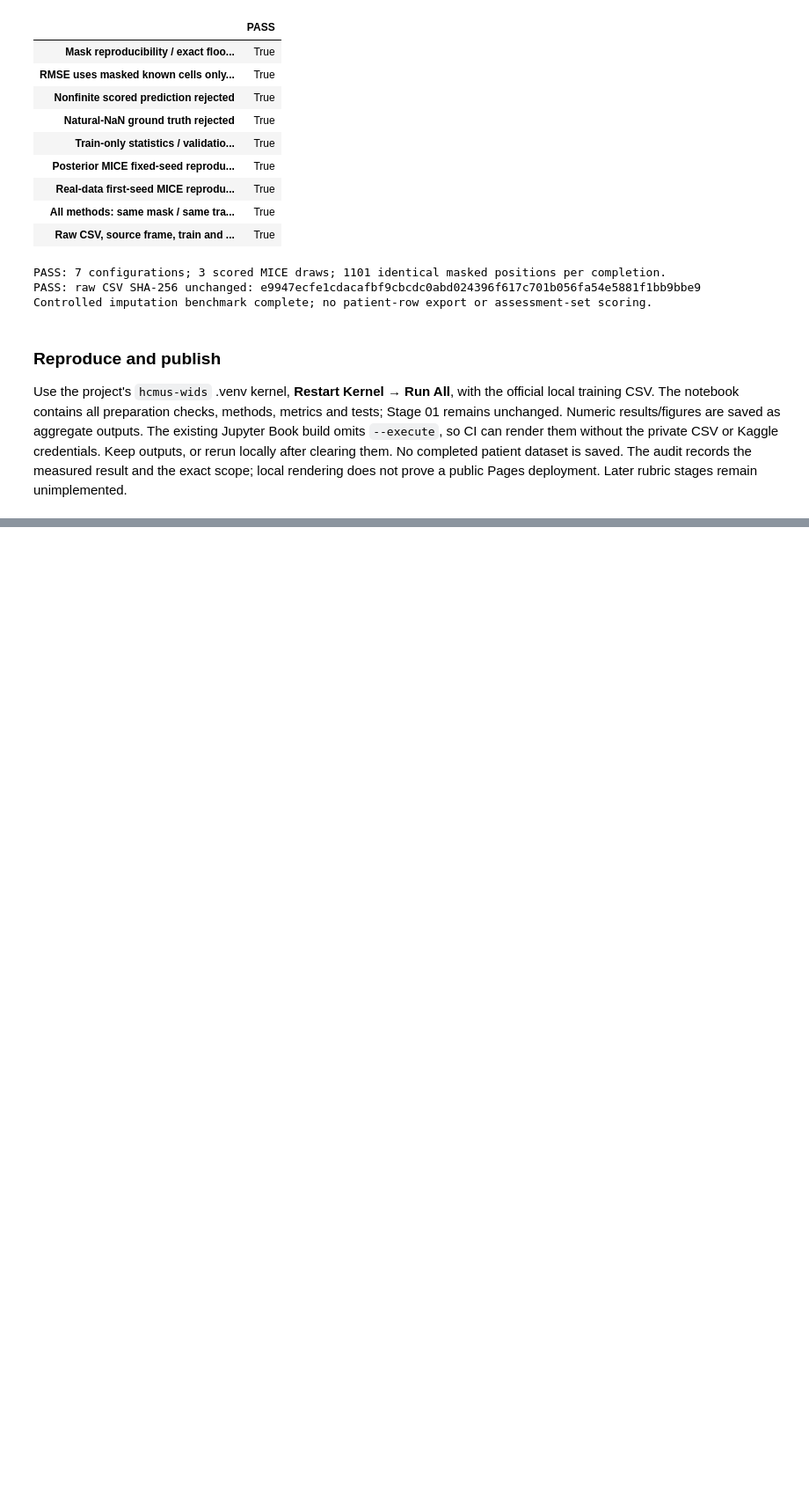
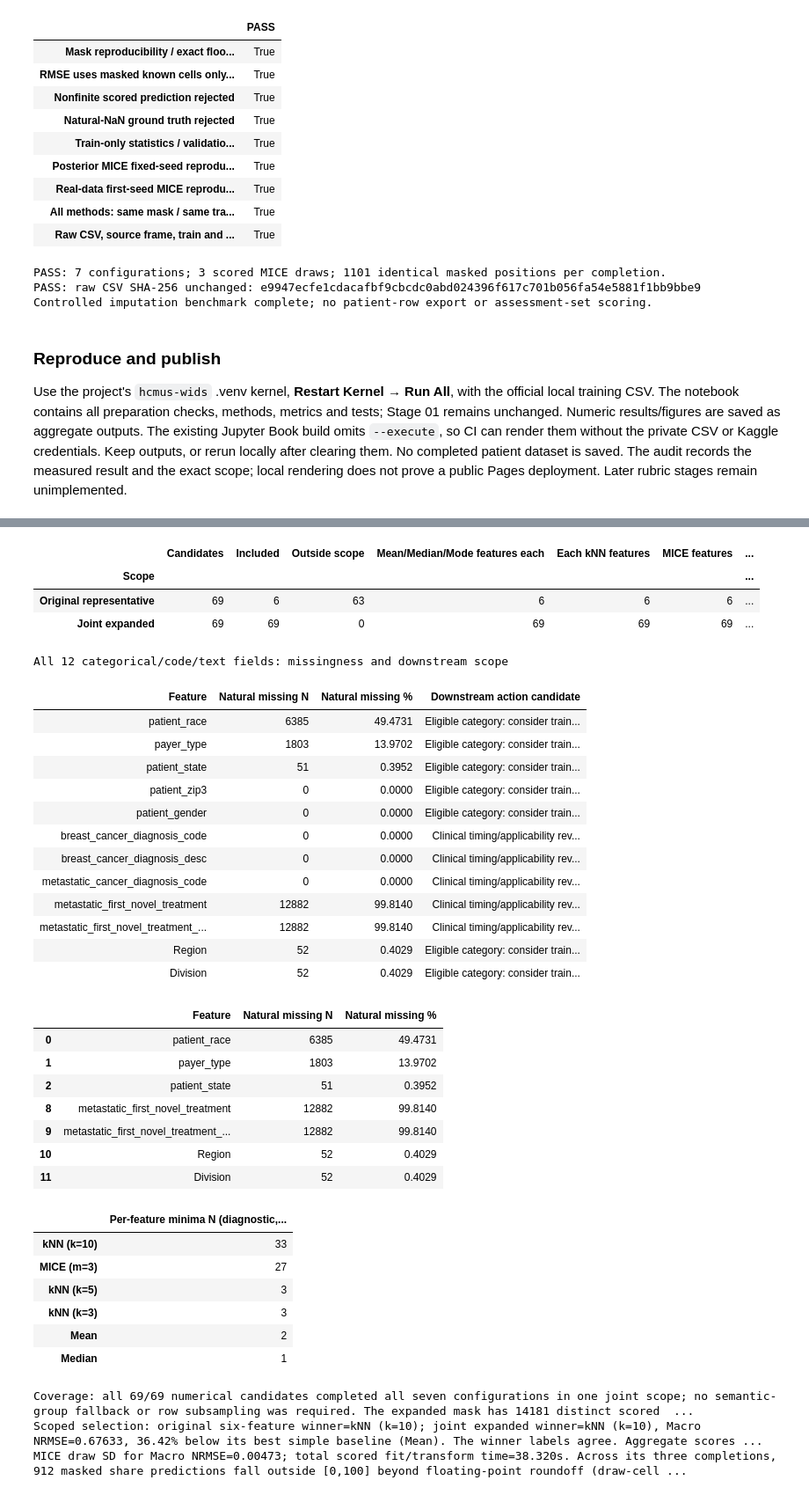
Before and after one commit to hungstupid/data-mining-preprocessing, a Jupyter notebook: book/tabular/02_preprocessing.ipynb, the cells around one changed output, grey strips where cells are left out. Shown at 88% size. Drawn from its saved outputs; the diff is of its cells as text; code cells hidden in the pictures; blank space fills up the shorter version.

```diff
--- a/book/tabular/02_preprocessing.ipynb
+++ b/book/tabular/02_preprocessing.ipynb
@@ -810,0 +1351,76 @@ prove a public Pages deployment. Later rubric stages remain unimplemented.
+# %%
+coverage_summary = pd.DataFrame([
+    {"Scope": "Original representative", "Candidates": 69, "Included": len(FEATURES), "Outside scope": 69-len(FEATURES),
+     "Mean/Median/Mode features each": len(FEATURES), "Each kNN features": len(FEATURES), "MICE features": len(FEATURES),
+     "Included but not evaluated by all seven": 0},
+    {"Scope": "Joint expanded", "Candidates": 69, "Included": len(EXPANDED_FEATURES), "Outside scope": 69-len(EXPANDED_FEATURES),
+     "Mean/Median/Mode features each": len(EXPANDED_FEATURES), "Each kNN features": len(EXPANDED_FEATURES), "MICE features": len(EXPANDED_FEATURES),
+     "Included but not evaluated by all seven": 0}]).set_index("Scope")
+display(HTML('<div style="overflow:auto;max-height:32rem">'+coverage_summary.to_html()+'</div>'))
+categorical_inventory = pd.DataFrame({"Feature": excluded_categories,
+    "Natural missing N": df[excluded_categories].isna().sum().to_numpy(),
+    "Natural missing %": df[excluded_categories].isna().mean().mul(100).to_numpy()})
+categorical_inventory["Downstream action candidate"] = [
+    "Clinical timing/applicability review; do not infer no treatment" if c in clinical_fields else
+    "Eligible category: consider train-fitted mode or explicit unknown; preserve codes" for c in excluded_categories]
+display(HTML('<details><summary>All 12 categorical/code/text fields: missingness and downstream scope</summary>'
+             +categorical_inventory.to_html(index=False,float_format="{:.4f}".format)+'</details>'))
+display(categorical_inventory.loc[categorical_inventory["Natural missing N"].gt(0), ["Feature","Natural missing N","Natural missing %"]].round(4))
+expanded_feature_winners = expanded_per_feature.idxmin(axis=1)
+display(expanded_feature_winners.value_counts().rename("Per-feature minima N (diagnostic, not a fitted hybrid)").to_frame())
+expanded_simple_best = expanded_comparison.loc[METHOD_ORDER[:3],"Normalized RMSE"].idxmin()
+expanded_gain = (1-expanded_comparison.loc[expanded_winner,"Normalized RMSE"]/expanded_comparison.loc[expanded_simple_best,"Normalized RMSE"])*100
+expanded_bounded_mice_n = int(expanded_support.loc[expanded_support.Method.eq("MICE (m=3)"),"Beyond roundoff N"].sum())
+display(HTML(
+    f"<p><strong>Coverage:</strong> all {len(EXPANDED_FEATURES)}/69 numerical candidates completed all seven configurations "
+    "in one joint scope; no semantic-group fallback or row subsampling was required. "
+    f"The expanded mask has {int(expanded_mask.to_numpy().sum())} distinct scored cells per completion.</p>"
+    f"<p><strong>Scoped selection:</strong> original six-feature winner={winner}; joint expanded winner={expanded_winner}, "
+    f"Macro NRMSE={expanded_comparison.loc[expanded_winner,'Normalized RMSE']:.5f}, "
+    f"{expanded_gain:.2f}% below its best simple baseline ({expanded_simple_best}). "
+    + ("The winner labels agree." if winner==expanded_winner else "The winner labels differ.")
+    + " Aggregate scores belong to different feature matrices/masks and are not a controlled effect of adding predictors. "
+    f"Within the expanded scope raw RMSE favors {expanded_raw_winner}; the declared normalized criterion is retained.</p>"
+    f"<p>MICE draw SD for Macro NRMSE={expanded_comparison.loc['MICE (m=3)','Normalized draw SD']:.5f}; "
+    f"total scored fit/transform time={expanded_comparison.loc['MICE (m=3)','Runtime (s)']:.3f}s. "
+    f"Across its three completions, {expanded_bounded_mice_n} masked share predictions fall outside [0,100] beyond floating-point roundoff "
+    "(draw-cell count, not unique patients/cells). This explicitly limits domain adoption; no values were clipped. "
+    "Marginal reconstruction scores do not establish preservation of cross-feature sum constraints.</p>"
+))
+# %% [output]
+|  | Candidates | Included | Outside scope | Mean/Median/Mode features each | Each kNN features | MICE features | ... |
+| Scope |  |  |  |  |  |  | ... |
+| Original representative | 69 | 6 | 63 | 6 | 6 | 6 | ... |
+| Joint expanded | 69 | 69 | 0 | 69 | 69 | 69 | ... |
+All 12 categorical/code/text fields: missingness and downstream scope
+| Feature | Natural missing N | Natural missing % | Downstream action candidate |
+| patient_race | 6385 | 49.4731 | Eligible category: consider train... |
+| payer_type | 1803 | 13.9702 | Eligible category: consider train... |
+| patient_state | 51 | 0.3952 | Eligible category: consider train... |
+| patient_zip3 | 0 | 0.0000 | Eligible category: consider train... |
+| patient_gender | 0 | 0.0000 | Eligible category: consider train... |
+| breast_cancer_diagnosis_code | 0 | 0.0000 | Clinical timing/applicability rev... |
+| breast_cancer_diagnosis_desc | 0 | 0.0000 | Clinical timing/applicability rev... |
+| metastatic_cancer_diagnosis_code | 0 | 0.0000 | Clinical timing/applicability rev... |
+| metastatic_first_novel_treatment | 12882 | 99.8140 | Clinical timing/applicability rev... |
+| metastatic_first_novel_treatment_... | 12882 | 99.8140 | Clinical timing/applicability rev... |
+| Region | 52 | 0.4029 | Eligible category: consider train... |
+| Division | 52 | 0.4029 | Eligible category: consider train... |
+|  | Feature | Natural missing N | Natural missing % |
+| 0 | patient_race | 6385 | 49.4731 |
+| 1 | payer_type | 1803 | 13.9702 |
+| 2 | patient_state | 51 | 0.3952 |
+| 8 | metastatic_first_novel_treatment | 12882 | 99.8140 |
+| 9 | metastatic_first_novel_treatment_... | 12882 | 99.8140 |
+| 10 | Region | 52 | 0.4029 |
+| 11 | Division | 52 | 0.4029 |
+|  | Per-feature minima N (diagnostic,... |
+| kNN (k=10) | 33 |
+| MICE (m=3) | 27 |
+| kNN (k=5) | 3 |
+| kNN (k=3) | 3 |
+| Mean | 2 |
+| Median | 1 |
+Coverage: all 69/69 numerical candidates completed all seven configurations in one joint scope; no semantic-group fallback or row subsampling was required. The expanded mask has 14181 distinct scored  ...
+Scoped selection: original six-feature winner=kNN (k=10); joint expanded winner=kNN (k=10), Macro NRMSE=0.67633, 36.42% below its best simple baseline (Mean). The winner labels agree. Aggregate scores ...
+MICE draw SD for Macro NRMSE=0.00473; total scored fit/transform time=38.320s. Across its three completions, 912 masked share predictions fall outside [0,100] beyond floating-point roundoff (draw-cell ...
```
Also changed, not shown: parts of 22 cells of this notebook, 3 other files.
